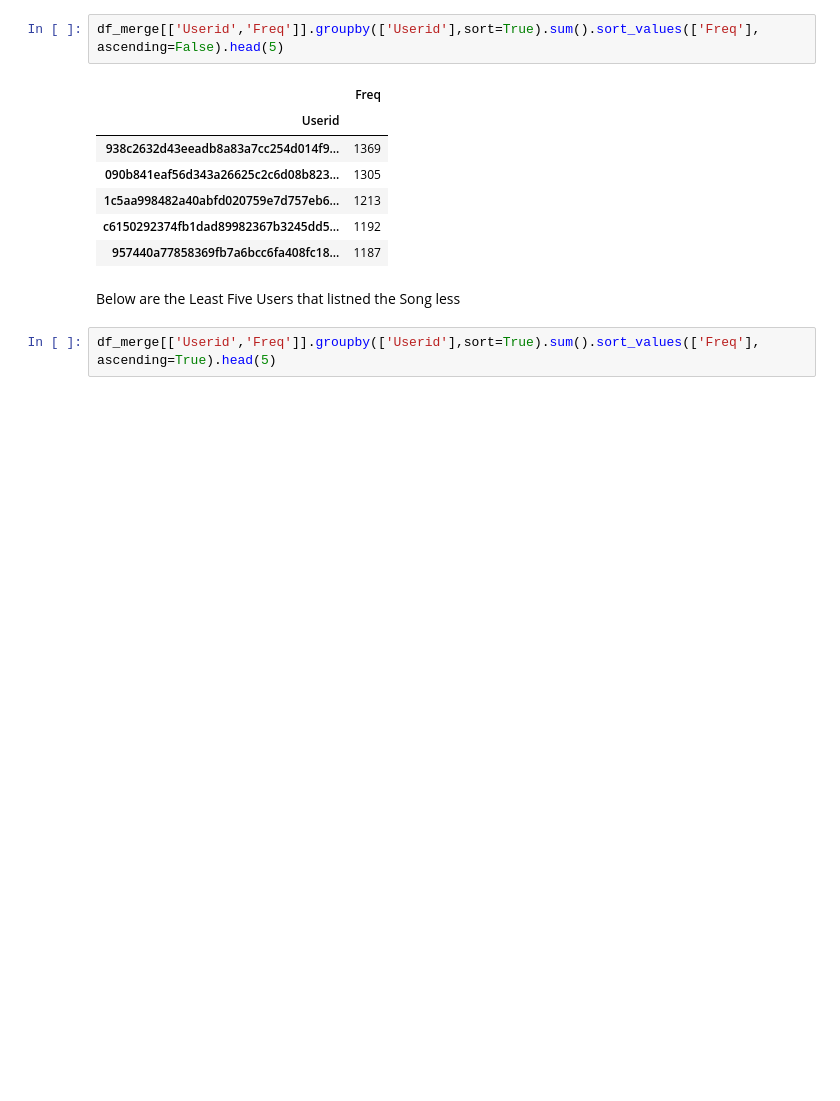
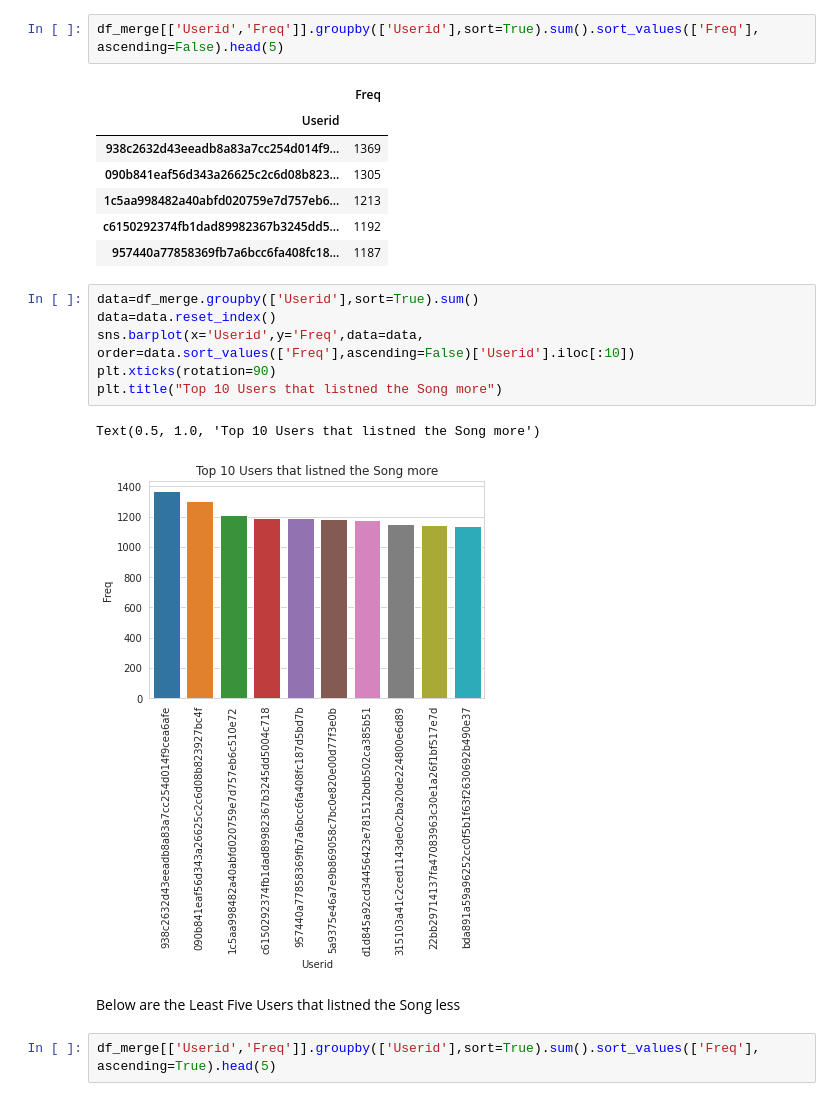
Before and after one commit to GousemujeebShaik/Case-Studies, a Jupyter notebook: RecomenderSystem.ipynb, the cells around one changed output. Saved outputs shown, nothing was run; the diff lists cells and outputs as text; blank space fills up the shorter version.

```diff
--- a/RecomenderSystem.ipynb
+++ b/RecomenderSystem.ipynb
@@ -154,6 +174,15 @@ df_merge[['Userid','Freq']].groupby(['Userid'],sort=True).sum().sort_values(['Fr
 | 1c5aa998482a40abfd020759e7d757eb6... | 1213 |
 | c6150292374fb1dad89982367b3245dd5... | 1192 |
 | 957440a77858369fb7a6bcc6fa408fc18... | 1187 |
+# %%
+data=df_merge.groupby(['Userid'],sort=True).sum()
+data=data.reset_index()
+sns.barplot(x='Userid',y='Freq',data=data,   order=data.sort_values(['Freq'],ascending=False)['Userid'].iloc[:10])
+plt.xticks(rotation=90)
+plt.title("Top 10 Users that listned the Song more")
+# %% [output]
+Text(0.5, 1.0, 'Top 10 Users that listned the Song more')
+[figure, added]
 # %% [markdown]
 Below are the Least Five Users that listned the Song less
 # %%
```
Also changed, not shown: parts of 28 cells of this notebook.
